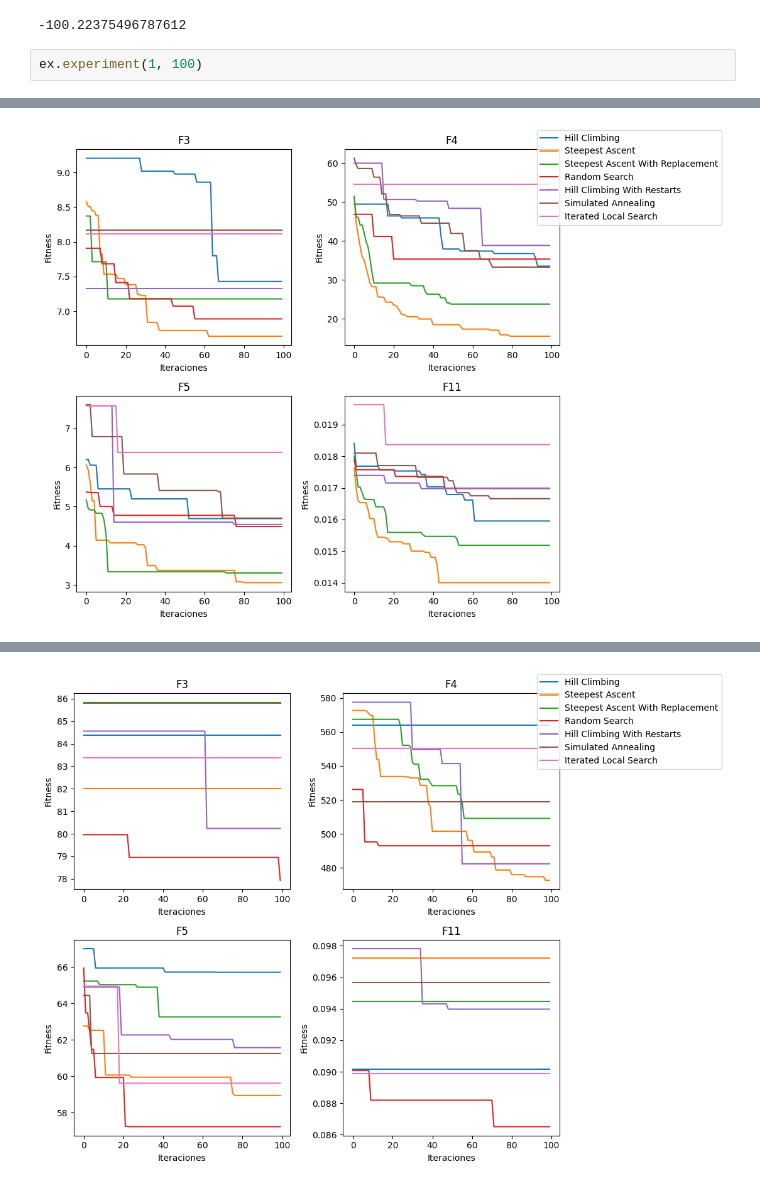
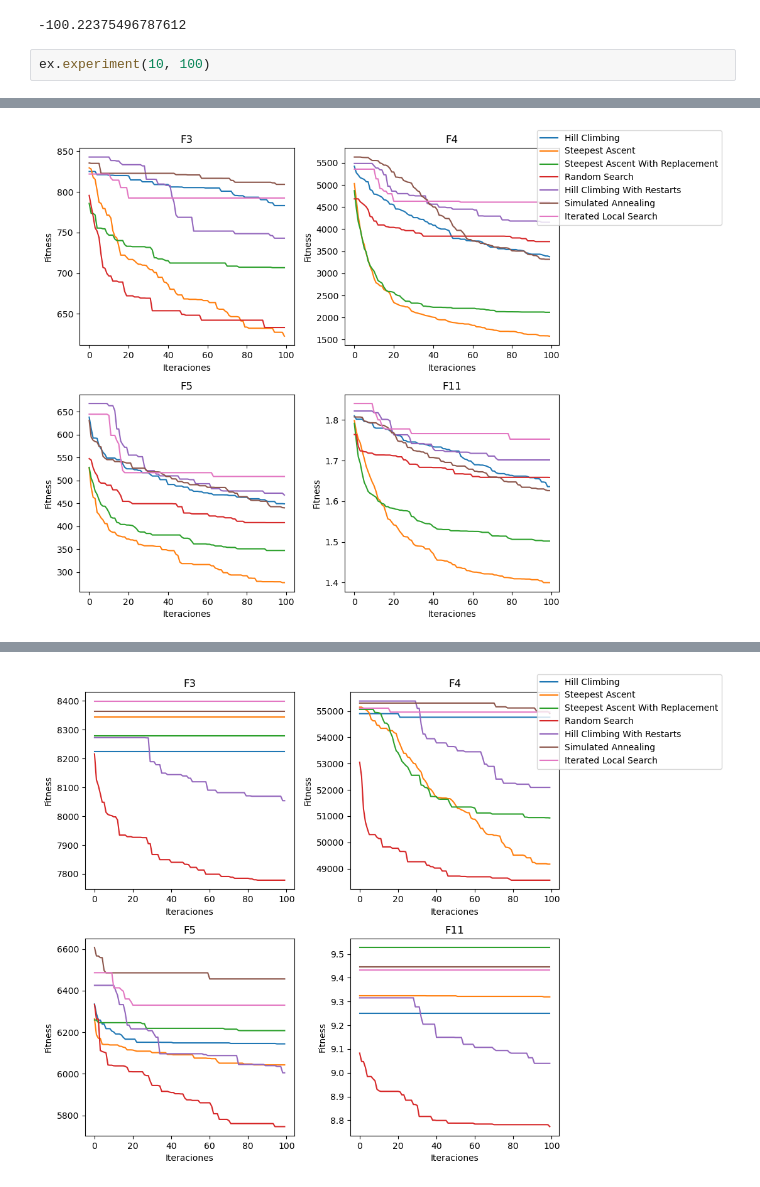
Before and after one commit to CesarLepeITT/Computo-Evolutivo, a Jupyter notebook: xd.ipynb, the cells around one changed output, grey strips where cells are left out. Drawn from its saved outputs; the diff is of its cells as text.

```diff
--- a/xd.ipynb
+++ b/xd.ipynb
@@ -15,5 +15,5 @@ F6([9.6204])
 # %% [output]
 -100.22375496787612
 # %%
-ex.experiment(1, 100)
+ex.experiment(10, 100)
 # %% [output]
@@ -25 +127 @@ ex.experiment(1, 100)
-[figure, old version]
+[figure, new version]
@@ -26 +145 @@ ex.experiment(1, 100)
-[figure, old version]
+[figure, new version]
```
Also changed, not shown: parts of 1 cell of this notebook, 24 other files.
